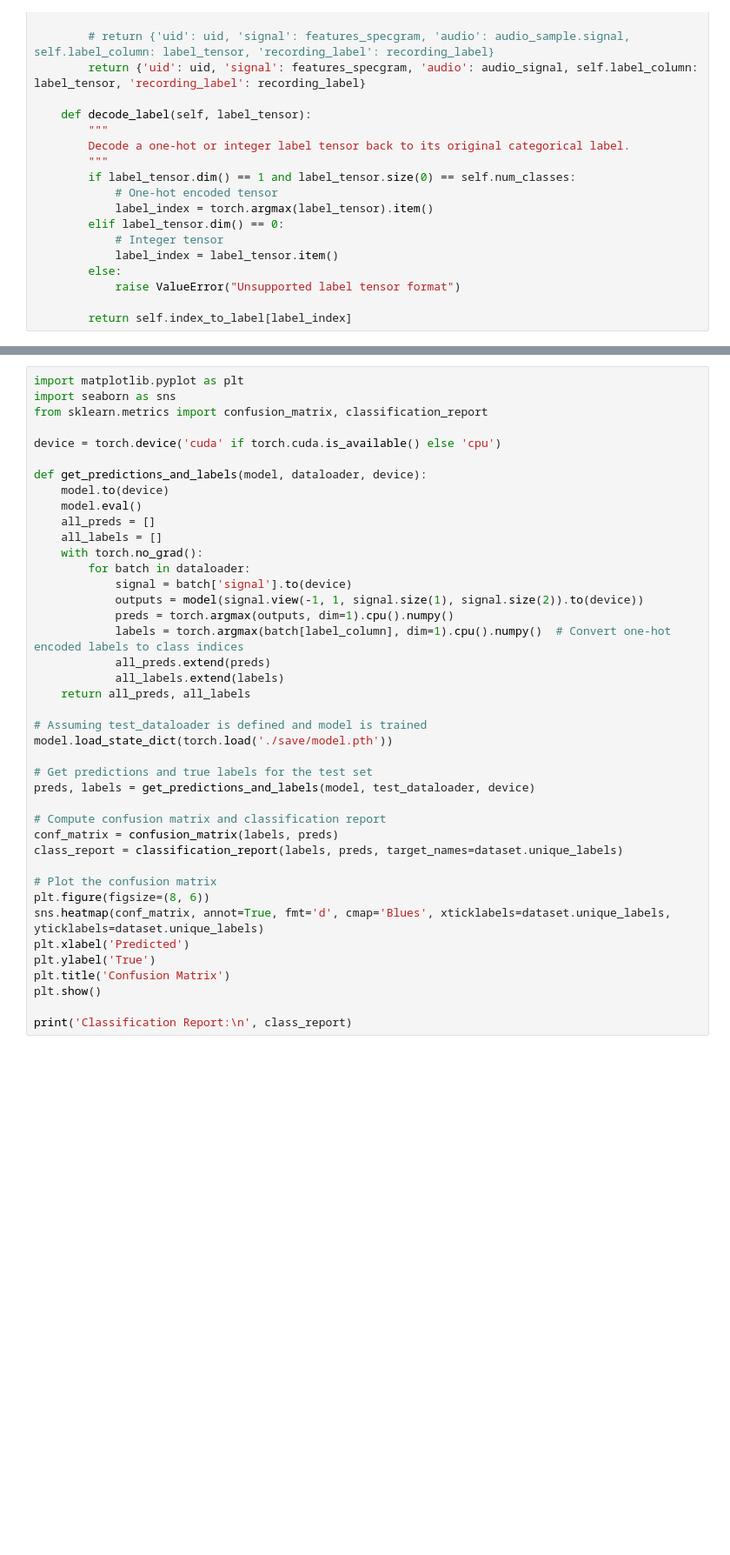
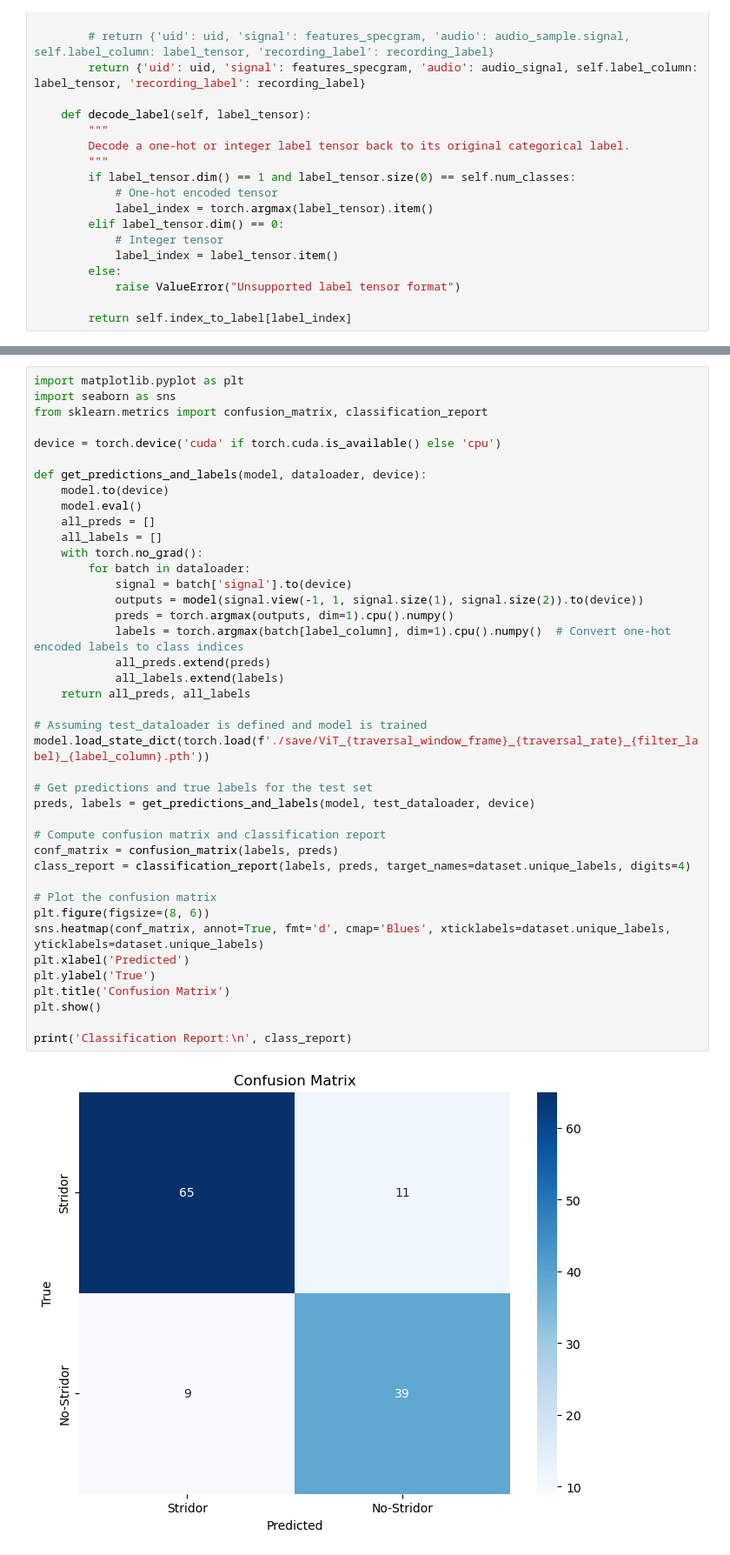
Before and after one commit to parsa-k/b2ai-voice, a Jupyter notebook: stridor-slide-vit.ipynb, the cells around one changed output, grey strips where cells are left out. Shown: that part at 87% size. Cells and saved outputs as stored; diff of their text form; blank space fills up the shorter version.

```diff
--- a/stridor-slide-vit.ipynb
+++ b/stridor-slide-vit.ipynb
@@ -459,32 +477,33 @@ def get_predictions_and_labels(model, dataloader, device):
     all_preds = []
     all_labels = []
     with torch.no_grad():
         for batch in dataloader:
             signal = batch['signal'].to(device)
             outputs = model(signal.view(-1, 1, signal.size(1), signal.size(2)).to(device))
             preds = torch.argmax(outputs, dim=1).cpu().numpy()
             labels = torch.argmax(batch[label_column], dim=1).cpu().numpy()  # Convert one-hot encoded labels to class indices
             all_preds.extend(preds)
             all_labels.extend(labels)
     return all_preds, all_labels
 
 # Assuming test_dataloader is defined and model is trained
-model.load_state_dict(torch.load('./save/model.pth'))
+model.load_state_dict(torch.load(f'./save/ViT_{traversal_window_frame}_{traversal_rate}_{filter_label}_{label_column}.pth'))
 
 # Get predictions and true labels for the test set
 preds, labels = get_predictions_and_labels(model, test_dataloader, device)
 
 # Compute confusion matrix and classification report
 conf_matrix = confusion_matrix(labels, preds)
-class_report = classification_report(labels, preds, target_names=dataset.unique_labels)
+class_report = classification_report(labels, preds, target_names=dataset.unique_labels, digits=4)
 
 # Plot the confusion matrix
 plt.figure(figsize=(8, 6))
 sns.heatmap(conf_matrix, annot=True, fmt='d', cmap='Blues', xticklabels=dataset.unique_labels, yticklabels=dataset.unique_labels)
 plt.xlabel('Predicted')
 plt.ylabel('True')
 plt.title('Confusion Matrix')
 plt.show()
 
 print('Classification Report:\n', class_report)
 # %% [output]
+[figure, added]
```
Also changed, not shown: parts of 9 cells of this notebook.
